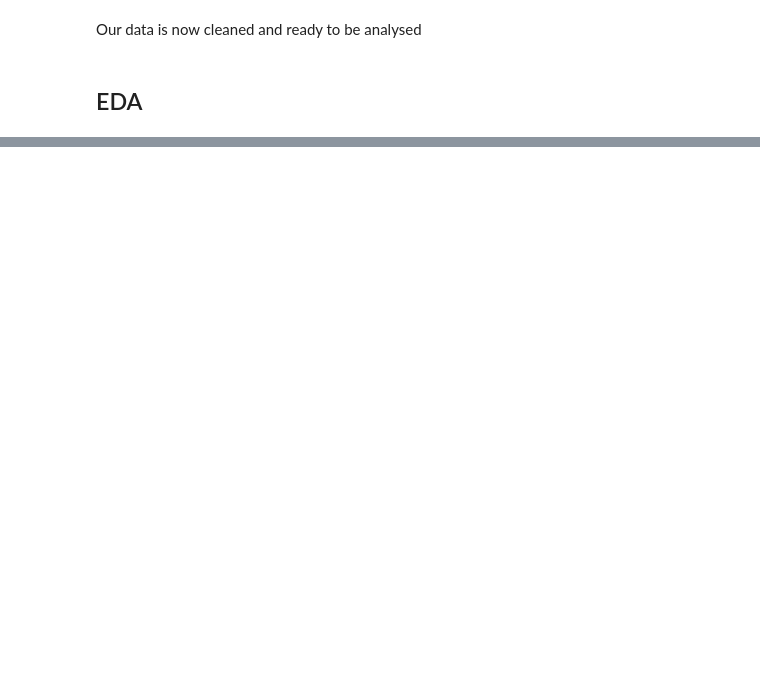
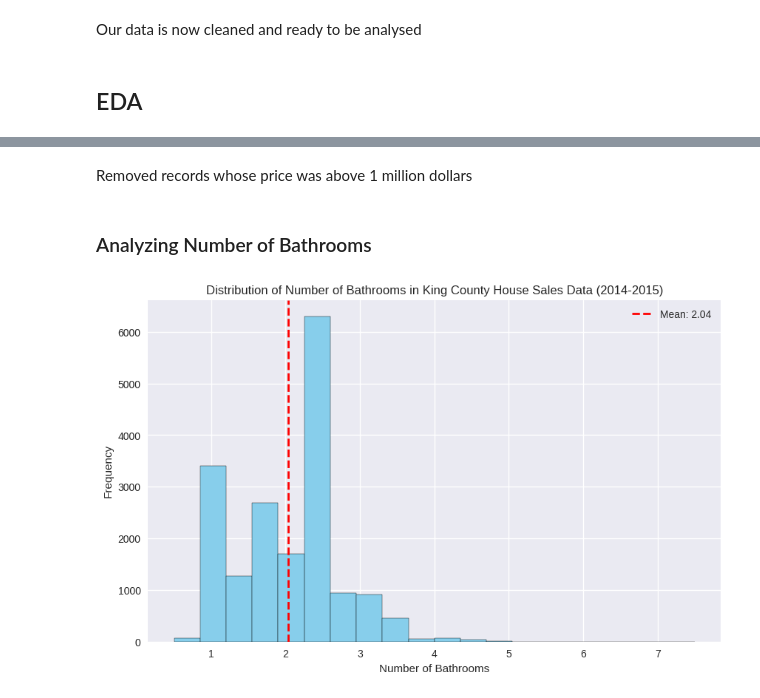
Before and after one commit to learn-co-curriculum/dsc-phase-2-project-v2-3, a Jupyter notebook: student.ipynb, the cells around one changed output, grey strips where cells are left out. Cells and saved outputs as stored; diff of their text form; code cells hidden in the pictures; blank space fills up the shorter version.

```diff
--- a/student.ipynb
+++ b/student.ipynb
@@ -347,0 +412,4 @@ Our data is now cleaned and ready to be analysed
+# %%
+#Remove the outliers of prices to avoid skewness
+df_filtered = df_cleaned[df_cleaned['price'] <= 1000000].copy()
+df_filtered
@@ -347,0 +430,25 @@ Our data is now cleaned and ready to be analysed
+# %% [markdown]
+Removed records whose price was above 1 million dollars
+# %% [markdown]
+### Analyzing Number of Bathrooms
+# %%
+bathrooms= df_filtered['bathrooms']
+
+#mean
+mean_bathrooms =  bathrooms.mean()
+# Create a histogram
+plt.figure(figsize=(10, 6))
+plt.hist(bathrooms, bins=20, color='skyblue', edgecolor='black')
+plt.xlabel('Number of Bathrooms')
+plt.ylabel('Frequency')
+plt.title('Distribution of Number of Bathrooms in King County House Sales Data (2014-2015)')
+plt.grid(True)
+
+# Add a vertical line at the mean
+plt.axvline(mean_bathrooms, color='red', linestyle='dashed', linewidth=2, label=f'Mean: {mean_bathrooms:.2f}')
+
+# Show the histogram
+plt.legend()
+plt.show()
+# %% [output]
+[figure, added]
```
Also changed, not shown: parts of 42 cells of this notebook.
